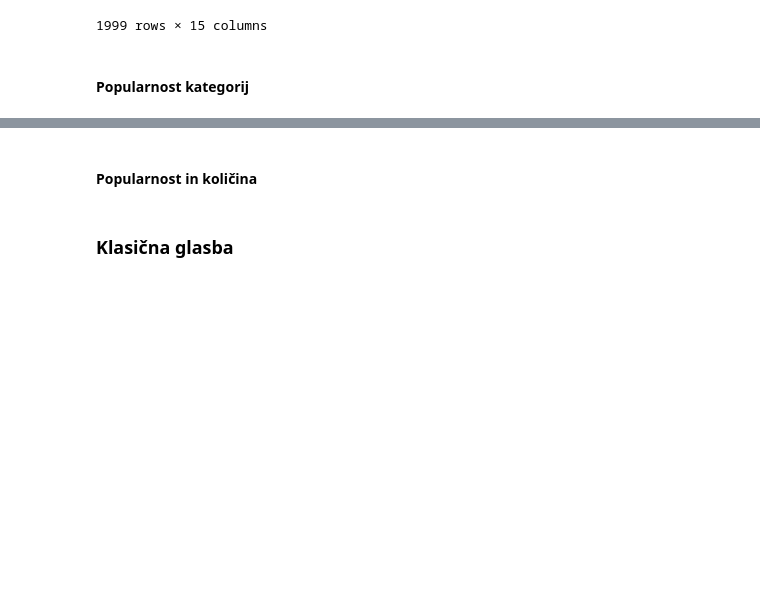
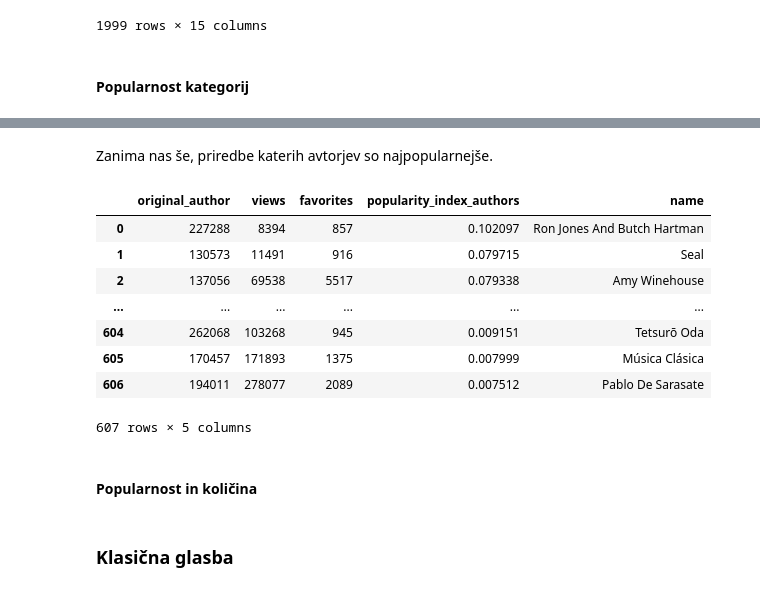
Before and after one commit to klara-stantic/Prog1-projektna, a Jupyter notebook: analiza_podatkov.ipynb, the cells around one changed output, grey strips where cells are left out. Drawn from its saved outputs; the diff is of its cells as text; code cells hidden in the pictures; blank space fills up the shorter version.

```diff
--- a/analiza_podatkov.ipynb
+++ b/analiza_podatkov.ipynb
@@ -567,3 +702,29 @@ music_new
+# %% [markdown]
+Zanima nas še, priredbe katerih avtorjev so najpopularnejše.
+# %%
+# Preštejemo skupne "views" in "favorites"
+popularity_authors = authors_merged.groupby(["original_author"]).agg({"views": "sum", "favorites": "sum"}).reset_index()
+
+# Izračun popularnosti
+popularity_authors["popularity_index_authors"] = popularity_authors["favorites"] / popularity_authors["views"]
+
+# Urejanje po popularnosti
+popularity_authors = popularity_authors.sort_values(by="popularity_index_authors", ascending=False)
+
+# Želimo še imena avtorjev
+popularity_authors = popularity_authors.merge(authors, left_on="original_author", right_on="author_id")
+
+popularity_authors
+# %% [output]
+|  | original_author | views | favorites | popularity_index_authors | name |
+| 0 | 227288 | 8394 | 857 | 0.102097 | Ron Jones And Butch Hartman |
+| 1 | 130573 | 11491 | 916 | 0.079715 | Seal |
+| 2 | 137056 | 69538 | 5517 | 0.079338 | Amy Winehouse |
+| ... | ... | ... | ... | ... | ... |
+| 604 | 262068 | 103268 | 945 | 0.009151 | Tetsurō Oda |
+| 605 | 170457 | 171893 | 1375 | 0.007999 | Música Clásica |
+| 606 | 194011 | 278077 | 2089 | 0.007512 | Pablo De Sarasate |
+607 rows × 5 columns
 # %% [markdown]
 #### Popularnost in količina
 # %% [markdown]
```
Also changed, not shown: parts of 9 cells of this notebook.
